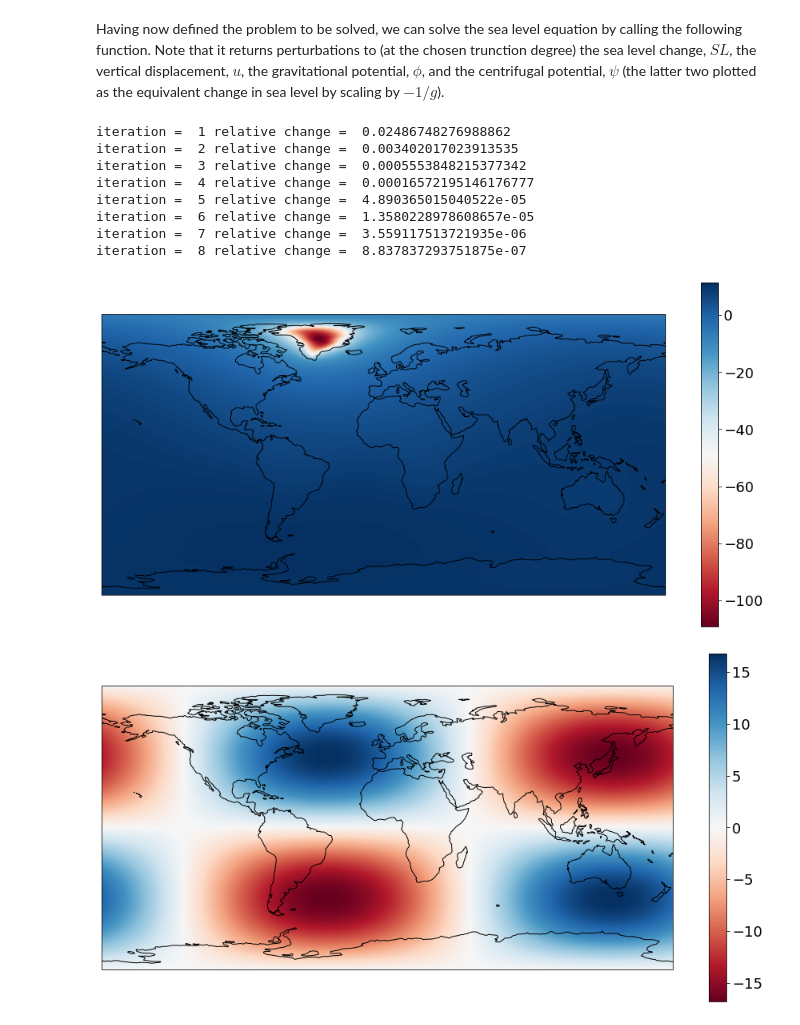
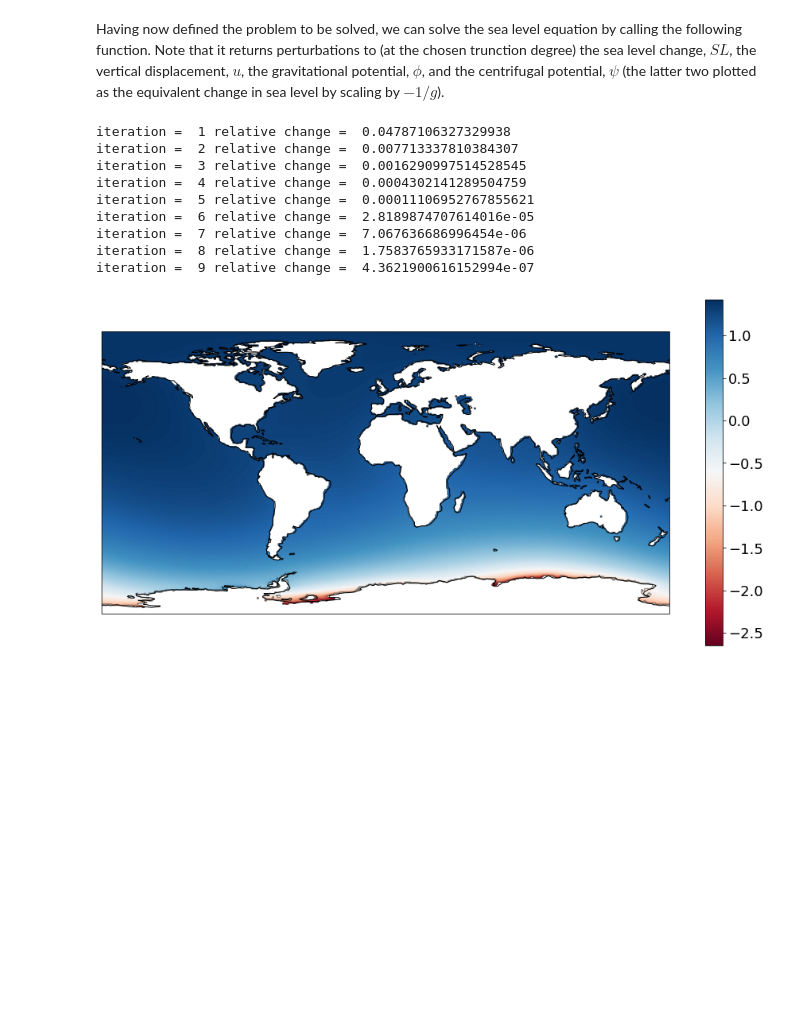
Before and after one commit to da380/SLReciprocityGJI, a Jupyter notebook: SL_forward.ipynb, the cells around one changed output. Cells and saved outputs as stored; diff of their text form; code cells hidden in the pictures; blank space fills up the shorter version.

```diff
--- a/SL_forward.ipynb
+++ b/SL_forward.ipynb
@@ -52,6 +55,13 @@ fraction of surface which is ocean =  0.7129602337196239
 # %% [markdown]
 We now set the ice to be melted, taking as an example a reduction in the height of the Greenland ice sheet by 1%. This can be done as follows:
 # %%
-ice = -1*SL.zero_southern_hemisphere(ice0)
+# set covariance for a random field
+Q = SL.laplace_covariance(L,std = 1.,s = 2,mu = 0.2)
+
+# build a random melt geometry
+ice = SL.random_field(Q)*SL.antarctica_mask(C,ice0,0.)
+
+# plot the result with suitable mask
+ice_mask = SL.ice_mask(C,ice0)
 SL.geo_plot(ice)
 # %% [output]
@@ -61,21 +71,22 @@ Having now defined the problem to be solved, we can solve the sea level equation
 # %%
 # set the direct load
 zeta   = SL.rhoi*(1-C)*ice
 # solve the fingerprint problem
-sl,_,_,om,psi = SL.fingerprint(C,zeta)
-SL.geo_plot(sl)
-SL.geo_plot(psi)
+sl,_,_,om,_ = SL.fingerprint(C,zeta)
+slu = np.abs(SL.ocean_integral(C,sl)/SL.surface_integral(C))
+ocean_mask = SL.ocean_mask(C)
+SL.geo_plot(ocean_mask*sl/slu)
 # %% [output]
-iteration =  1 relative change =  0.02486748276988862
-iteration =  2 relative change =  0.003402017023913535
-iteration =  3 relative change =  0.0005553848215377342
-iteration =  4 relative change =  0.00016572195146176777
-iteration =  5 relative change =  4.890365015040522e-05
-iteration =  6 relative change =  1.3580228978608657e-05
-iteration =  7 relative change =  3.559117513721935e-06
-iteration =  8 relative change =  8.837837293751875e-07
+iteration =  1 relative change =  0.04787106327329938
+iteration =  2 relative change =  0.007713337810384307
+iteration =  3 relative change =  0.0016290997514528545
+iteration =  4 relative change =  0.0004302141289504759
+iteration =  5 relative change =  0.00011106952767855621
+iteration =  6 relative change =  2.8189874707614016e-05
+iteration =  7 relative change =  7.067636686996454e-06
+iteration =  8 relative change =  1.7583765933171587e-06
+iteration =  9 relative change =  4.3621900616152994e-07
-[figure, old version]
+[figure, new version]
-[figure, removed]
 # %%
 # set the observation point and set the adjoint loads
 lats = np.zeros(1)
```
Also changed, not shown: parts of 4 cells of this notebook, 1 other file.
